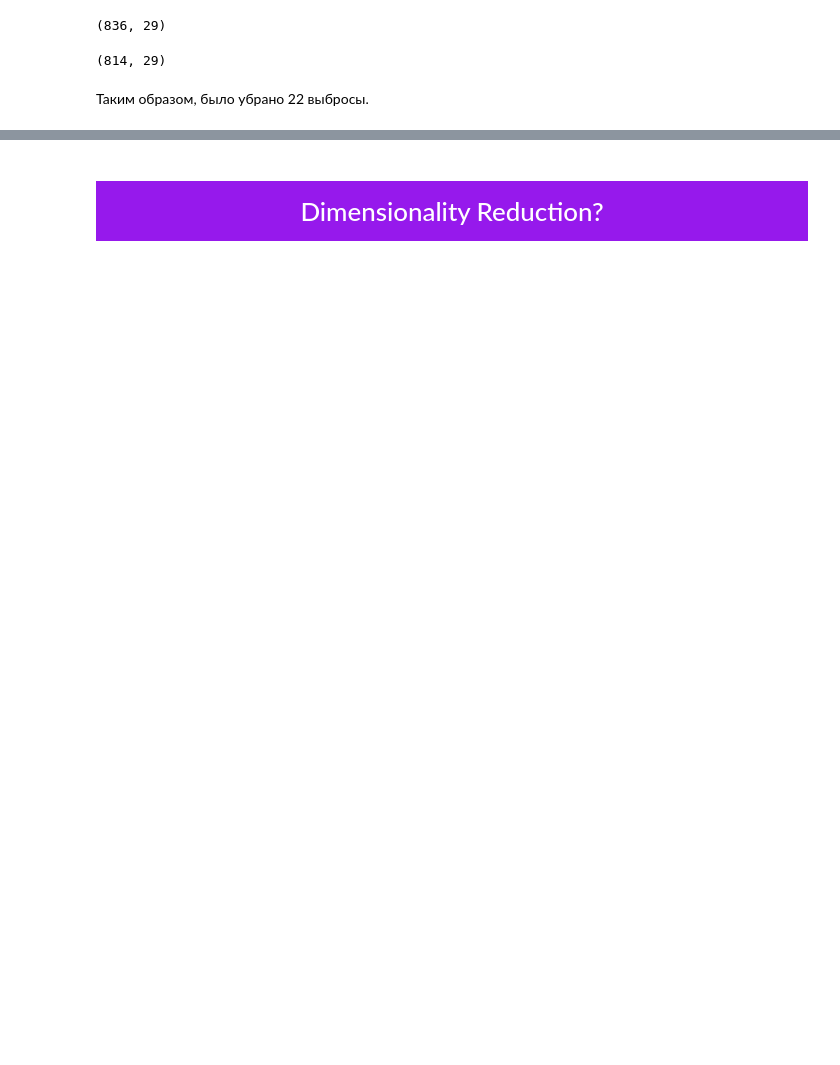
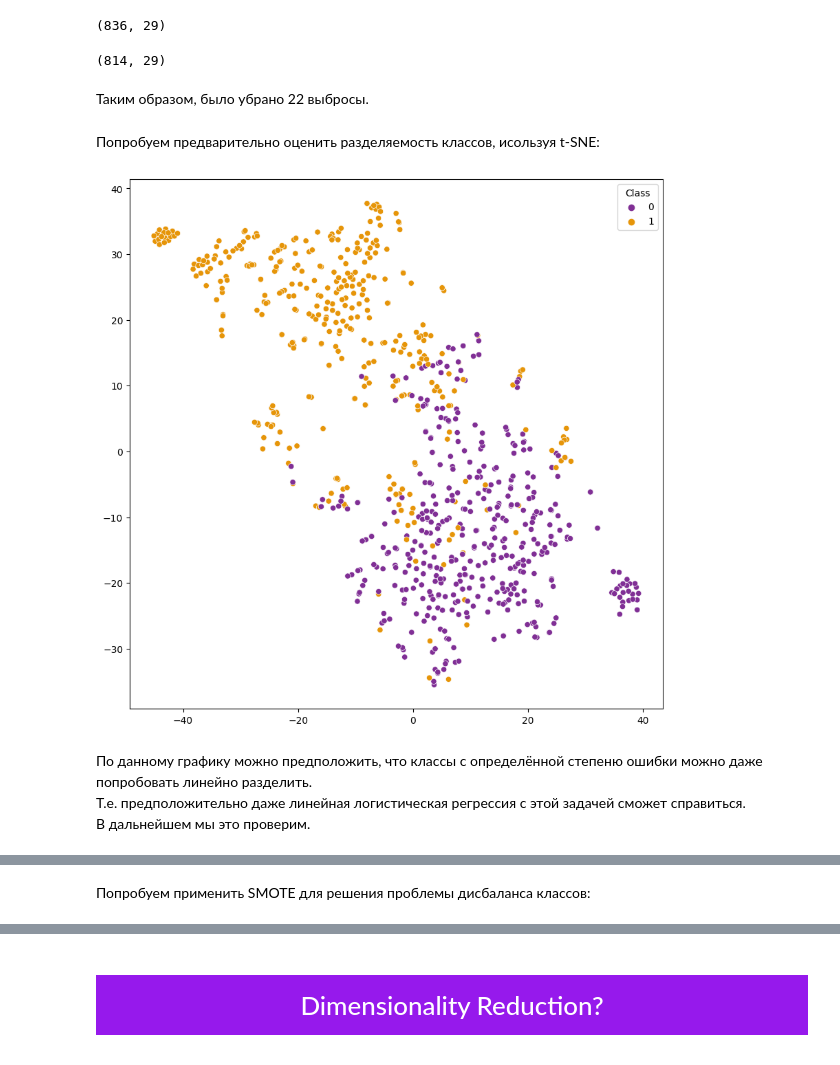
Before and after one commit to alexey3nemckovich/ml_practice_3, a Jupyter notebook: student_notebook_final.ipynb, the cells around one changed output, grey strips where cells are left out. Cells and saved outputs as stored; diff of their text form; code cells hidden in the pictures; blank space fills up the shorter version.

```diff
--- a/student_notebook_final.ipynb
+++ b/student_notebook_final.ipynb
@@ -386,5 +378,25 @@ data_resampled_preprocessed_no_outliers.shape
 # %% [markdown]
 Таким образом, было убрано 22 выбросы.
+# %% [markdown]
+Попробуем предварительно оценить разделяемость классов, исользуя t-SNE:
+# %%
+tsne = TSNE(n_components=2, perplexity=30, random_state=random_state, n_jobs=-1)
+tsne_transformed = tsne.fit_transform(X_train_resampled_preprocessed_no_outliers)
+# %%
+plt.figure(figsize=(10, 10))
+sns.scatterplot(
+    x=tsne_transformed[:, 0],
+    y=tsne_transformed[:, 1],
+    hue=y_train_resampled_no_outliers.astype(int),
+    palette="CMRmap",
+    legend='full'
+);
+# %% [output]
+[figure, added]
+# %% [markdown]
+По данному графику можно предположить, что классы с определённой степеню ошибки можно даже попробовать линейно разделить.<br>
+Т.е. предположительно даже линейная логистическая регрессия с этой задачей сможет справиться.<br>
+В дальнейшем мы это проверим.
 # %% [markdown]
 <a id="1"></a>
 # <p style="padding:10px;background-color:#9619EC;margin:0;color:#FFFFFF;font-family:newtimeroman;font-size:100%;text-align:center;border-radius: 15px 50px;overflow:hidden;font-weight:500">Anomaly Detection EDA</p>
@@ -420,3 +432,5 @@ As mentioned previously, if we get the minority class ("Fraud") in our case, and
 ### The Right Way:
 <img src="https://www.marcoaltini.com/uploads/1/3/2/3/13234002/9101820.jpg?372"> <br>
 As you see above, SMOTE occurs "during" cross validation and not "prior" to the cross validation process. Synthetic data are created only for the training set without affecting the validation set.
+# %% [markdown]
+Попробуем применить SMOTE для решения проблемы дисбаланса классов:
```
Also changed, not shown: parts of 71 cells of this notebook, 1 other file.
